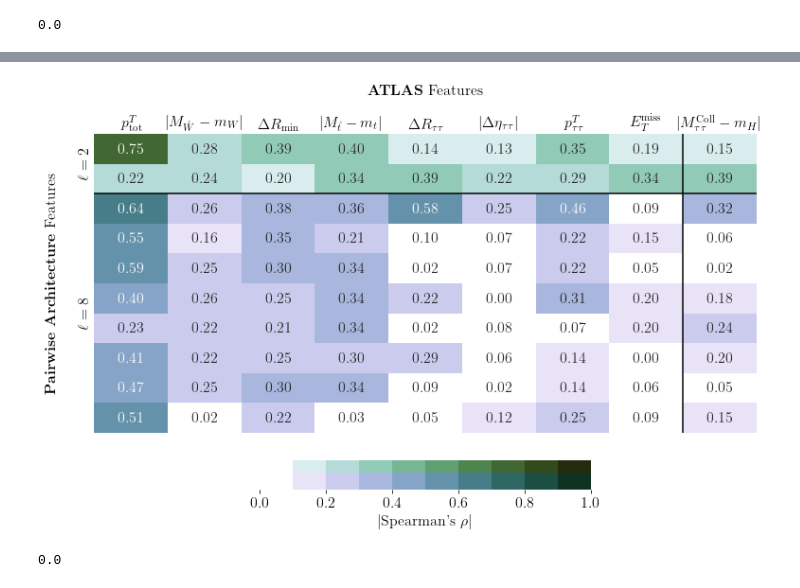
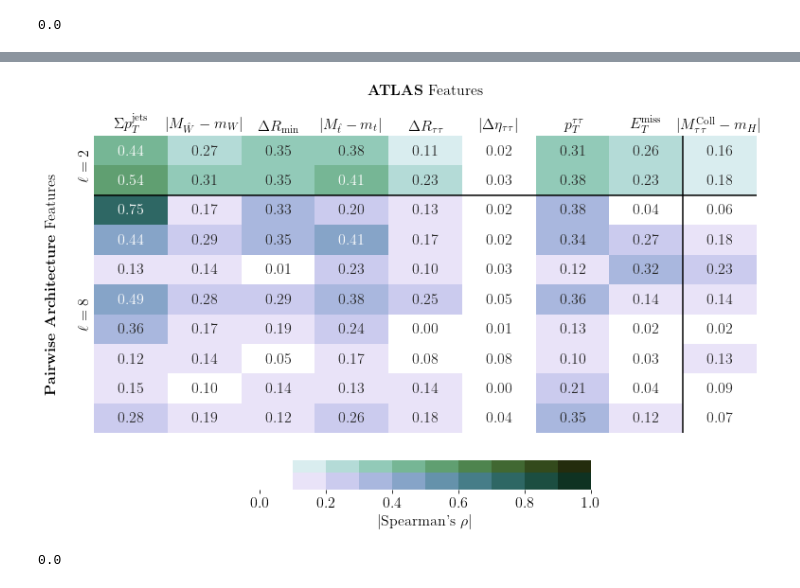
Before and after one commit to DelonShen/classifying-collider-events-with-point-clouds, a Jupyter notebook: paper_code/spearman_rank_analysis.ipynb, the cells around one changed output, grey strips where cells are left out. Drawn from its saved outputs; the diff is of its cells as text; code cells hidden in the pictures.

Commit message:
models finished training so starting to regenerate all the graphs

```diff
--- a/paper_code/spearman_rank_analysis.ipynb
+++ b/paper_code/spearman_rank_analysis.ipynb
@@ -36,7 +36,7 @@ def human_format(num):
     return '%.0f%s' % (num, ['', 'K', 'M', 'G', 'T', 'P'][magnitude])
 
 
-filename = '../data/data100k_raw_combined_atlas_cut.pkl'
+filename = '../data/data80k_raw_combined_atlas_cut.pkl'
 n_experiments = 8
 SUFFIX = 'latent28'
 
@@ -148,36 +148,36 @@ ax.xaxis.tick_top()
 ax.tick_params(axis=u'both', which=u'both',length=0)
 
 l2_mask = np.array([[i>=2 for j in range(9)] for i in range(10)])
 sns.heatmap(np.concatenate([l2_corr, l8_corr]), mask=l2_mask, cmap=cmapl2, cbar=True, ax=ax, vmin=0, vmax=1,
            cbar_kws={"orientation": "horizontal", 'pad':-0.1888, 'ticks':[], 'shrink':0.5})
 
 l8_mask = np.array([[i<2 for j in range(9)] for i in range(10)])
 sns.heatmap(np.concatenate([l2_corr, l8_corr]), mask=l8_mask, cmap=cmapl8, cbar=True, ax=ax, vmin=0, vmax=1,
            cbar_kws={'label': r"$|$Spearman's $\rho|$", "orientation": "horizontal", 'pad':0.1, 'shrink':0.5})
 
 
 ax.tick_params(axis=u'x', which=u'both',labelrotation=0)
-atlas_labels=[r'$p^T_{\rm tot}$',
+atlas_labels=[r'$\Sigma p_T^{\rm jets}$',
               r'$|M_{\hat W}-m_W|$',
               r'$\Delta R_{\rm min}$',
               r'$|M_{\hat t}-m_t|$',
               r'$\Delta R_{\tau\tau}$',
               r'$|\Delta \eta_{\tau\tau}|$',
-              r'$p^T_{\tau\tau}$',
+              r'$p_T^{\tau\tau}$',
               r'$E_T^{\rm miss}$',
               r'$|M_{\tau\tau}^{\rm Coll}-m_H|$',
              ]
 ax.set_xticks(np.arange(9)+0.5, labels=atlas_labels)
 plt.xlabel(r'\textbf{ATLAS} Features'+'\n')
 ax.xaxis.set_label_position('top')
 
 ax.set_yticks([1,6], labels=[ r'$\ell=2$',  r'$\ell=8$'])
 
 plt.ylabel(r'\textbf{Pairwise Architecture} Features'+'\n')
 
 plt.savefig('figures/spearman_correlations.pdf', bbox_inches='tight')
 # %% [output]
-[figure, old version]
+[figure, new version]
 # %%
 hasnan = [np.isnan(event[-1]) for event in X_test_ATLAS]
 # %%
```
Also changed, not shown: parts of 3 cells of this notebook, 24 other files.
